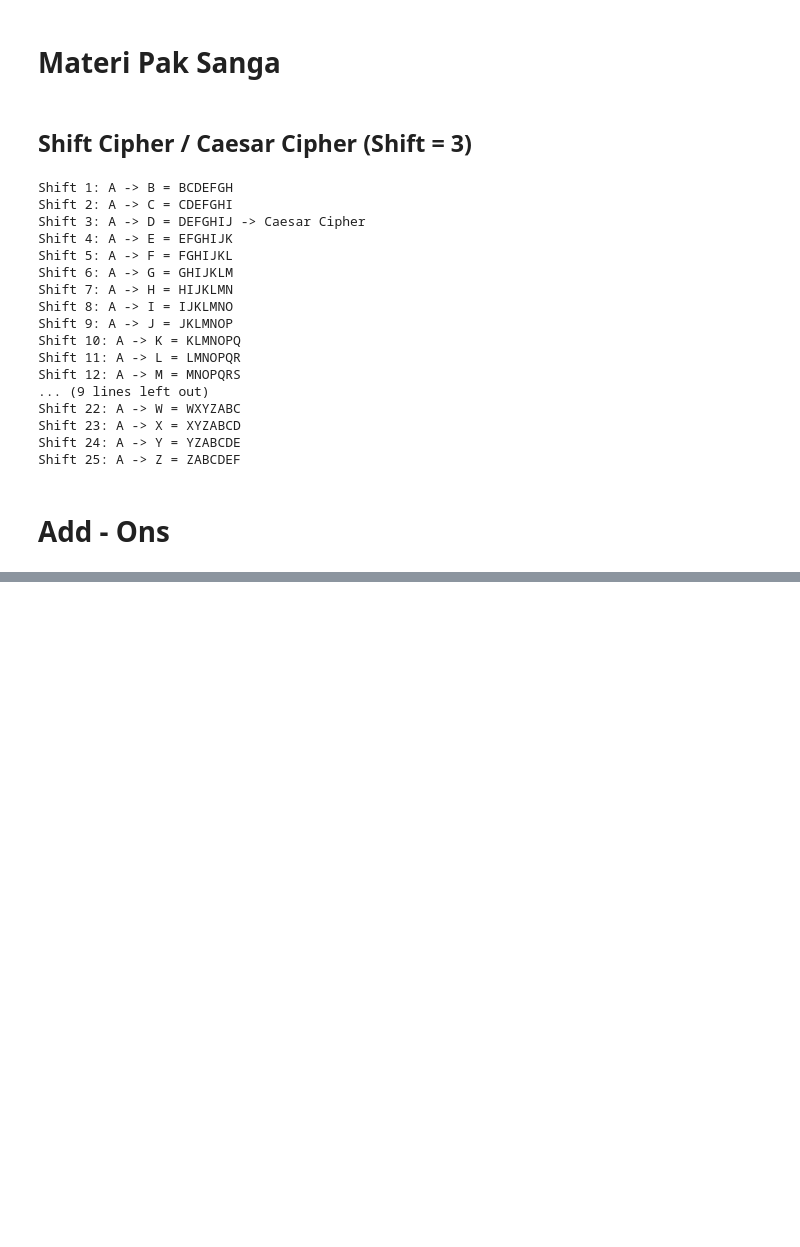
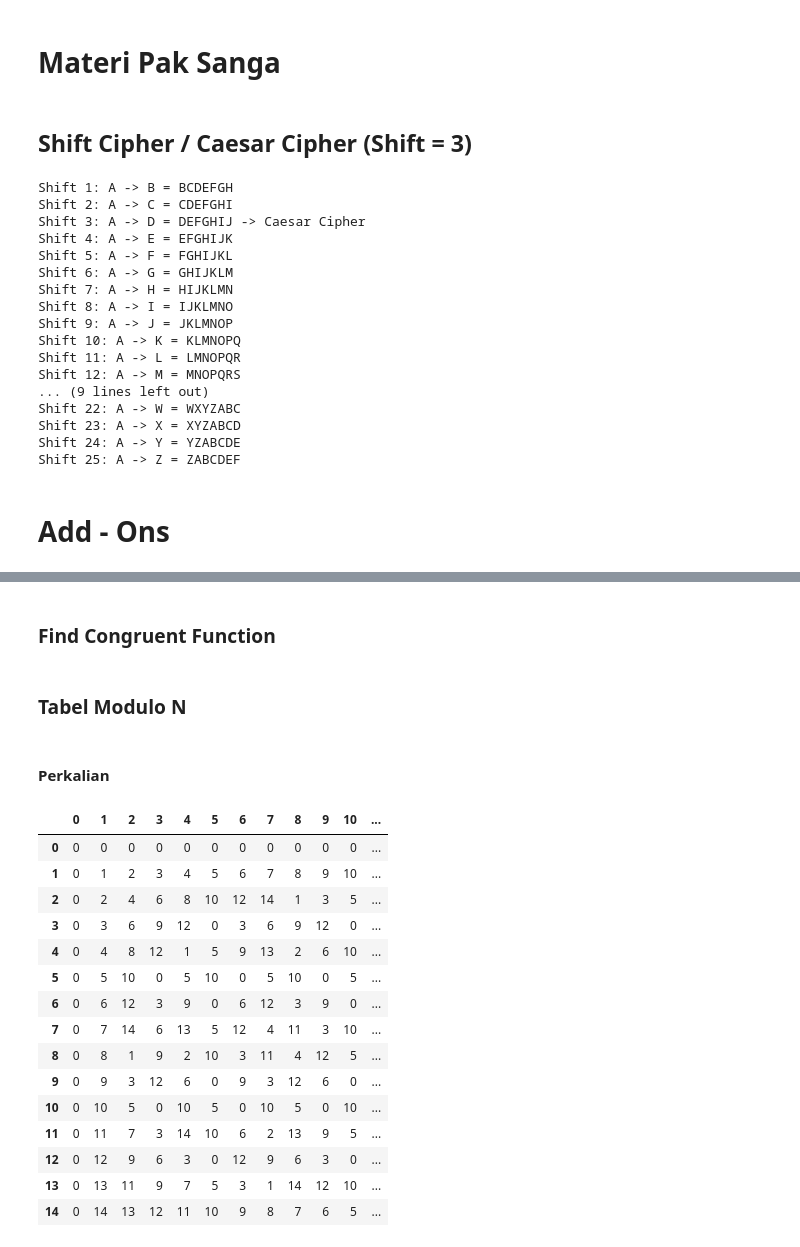
Before and after one commit to StefannusChristian/Computer-Security, a Jupyter notebook: uts.ipynb, the cells around one changed output, grey strips where cells are left out. Drawn from its saved outputs; the diff is of its cells as text; code cells hidden in the pictures; blank space fills up the shorter version.

```diff
--- a/uts.ipynb
+++ b/uts.ipynb
@@ -21,11 +21,9 @@ def measure(func):
 # %% [markdown]
 ### Diberikan a dan n. Hitunglah invers multiplikatif dari a dalam modulo n, jika eksis.
 # %%
-from math import nan,gcd
+from math import nan
 
 def find_mult_inverse(k, n):
-  if gcd(k,n) != 1: return -1
-
   a = [nan, k]
   b = [nan, n]
   q = [nan, k//n]
@@ -45,6 +43,8 @@ def find_mult_inverse(k, n):
     t_formula = t[i-2] - t[i-1]*q[i-1]
     t.append(t_formula)
 
+  if b[i]!=1: return -1
+
   return s[i]%n
 # %% [markdown]
 ### Find Mult Inverse Test Cases
@@ -478,0 +497,12 @@ assert "01100101" == output
+# %%
+number_of_bit_shift_per_round = [1,1,2,2,2,2,2,2,1,2,2,2,2,2,2,1]
+sample_input = "01011001"
+for shift in number_of_bit_shift_per_round:
+    sample_input = shift_left_key_generation(sample_input,shift)
+
+print(sample_input)
+assert sample_input == "10010101"
+for shift in number_of_bit_shift_per_round[::-1]:
+    sample_input = shift_left_key_generation(sample_input,shift)
+print(sample_input)
+assert sample_input == "01011001"
@@ -681,6 +717,12 @@ for w in range(4,44):
     the_val = the_val.zfill(8)
     w_dict[the_str] = the_val
 
-print("Temp Words = ",values_of_t)
-print("W = ",w_dict)
+import pandas as pd
+values_of_t.insert(0,"")
+keys = sorted(w_dict.keys())
+columns = ["First word in the round","Secound word in the round","Third word in the round","Fourth word in the round"]
+df = pd.DataFrame([[f'{i} = {w_dict[i]}' for i in keys[j:j+4]] for j in range(0,len(keys),4)],columns = columns)
+df.insert(0,"Values of t's",values_of_t)
+df.index.name = "Round"
+display(df)
 # %% [output]
@@ -746,0 +892,2 @@ Shift 25: A -> Z = ZABCDEF
+# %% [markdown]
+### Find Congruent Function
@@ -746,0 +901,34 @@ Shift 25: A -> Z = ZABCDEF
+# %% [markdown]
+### Tabel Modulo N
+# %% [markdown]
+#### Perkalian
+# %%
+import pandas as pd
+pd.set_option('display.max_rows', None)
+pd.set_option('display.max_columns', None)
+
+# a function to compute the whole multiplication table modulo n
+def print_mult_table_mod(n):
+  idx = range(n)
+  df = pd.DataFrame({i : [(i*j)%n for j in range(n)] for i in range(n)}, index = idx)
+  display(df)
+  return
+
+print_mult_table_mod(15)
+# %% [output]
+|  | 0 | 1 | 2 | 3 | 4 | 5 | 6 | 7 | 8 | 9 | 10 | ... |
+| 0 | 0 | 0 | 0 | 0 | 0 | 0 | 0 | 0 | 0 | 0 | 0 | ... |
+| 1 | 0 | 1 | 2 | 3 | 4 | 5 | 6 | 7 | 8 | 9 | 10 | ... |
+| 2 | 0 | 2 | 4 | 6 | 8 | 10 | 12 | 14 | 1 | 3 | 5 | ... |
+| 3 | 0 | 3 | 6 | 9 | 12 | 0 | 3 | 6 | 9 | 12 | 0 | ... |
+| 4 | 0 | 4 | 8 | 12 | 1 | 5 | 9 | 13 | 2 | 6 | 10 | ... |
+| 5 | 0 | 5 | 10 | 0 | 5 | 10 | 0 | 5 | 10 | 0 | 5 | ... |
+| 6 | 0 | 6 | 12 | 3 | 9 | 0 | 6 | 12 | 3 | 9 | 0 | ... |
+| 7 | 0 | 7 | 14 | 6 | 13 | 5 | 12 | 4 | 11 | 3 | 10 | ... |
+| 8 | 0 | 8 | 1 | 9 | 2 | 10 | 3 | 11 | 4 | 12 | 5 | ... |
+| 9 | 0 | 9 | 3 | 12 | 6 | 0 | 9 | 3 | 12 | 6 | 0 | ... |
+| 10 | 0 | 10 | 5 | 0 | 10 | 5 | 0 | 10 | 5 | 0 | 10 | ... |
+| 11 | 0 | 11 | 7 | 3 | 14 | 10 | 6 | 2 | 13 | 9 | 5 | ... |
+| 12 | 0 | 12 | 9 | 6 | 3 | 0 | 12 | 9 | 6 | 3 | 0 | ... |
+| 13 | 0 | 13 | 11 | 9 | 7 | 5 | 3 | 1 | 14 | 12 | 10 | ... |
+| 14 | 0 | 14 | 13 | 12 | 11 | 10 | 9 | 8 | 7 | 6 | 5 | ... |
```
Also changed, not shown: parts of 31 cells of this notebook.
